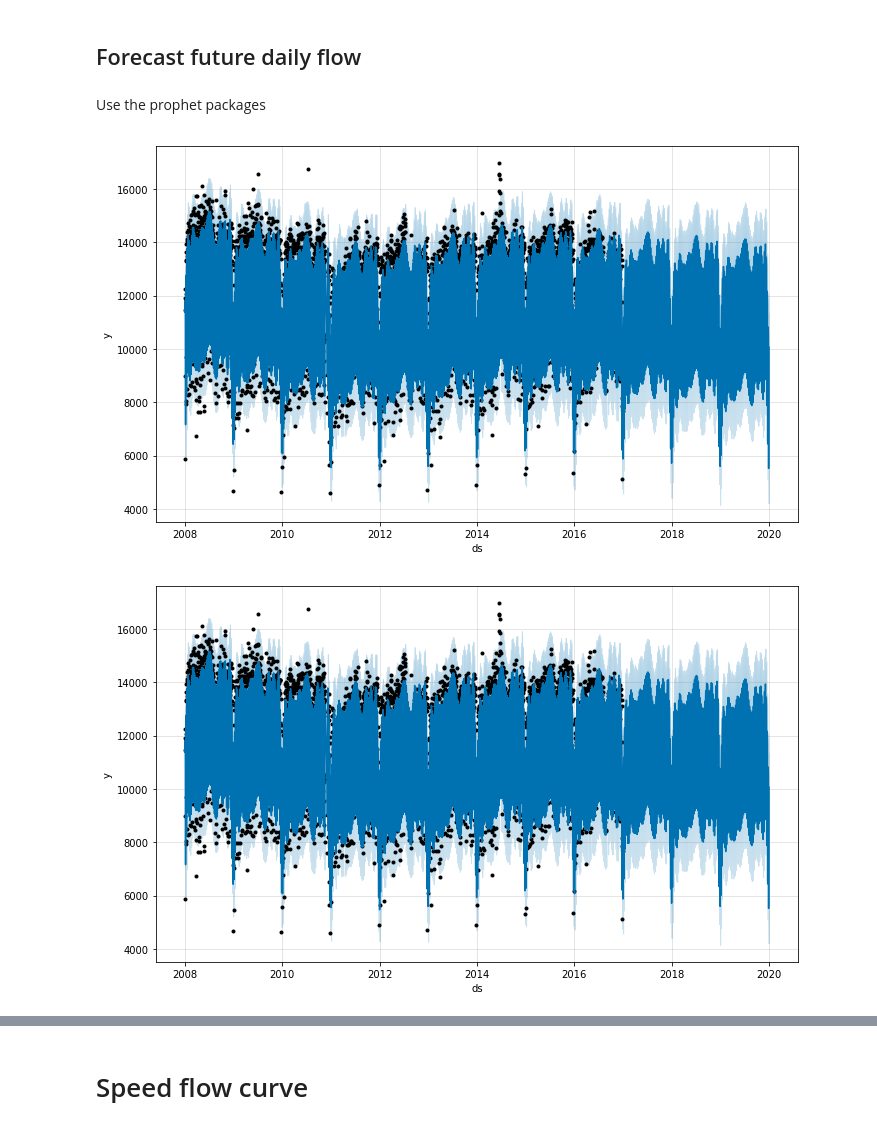
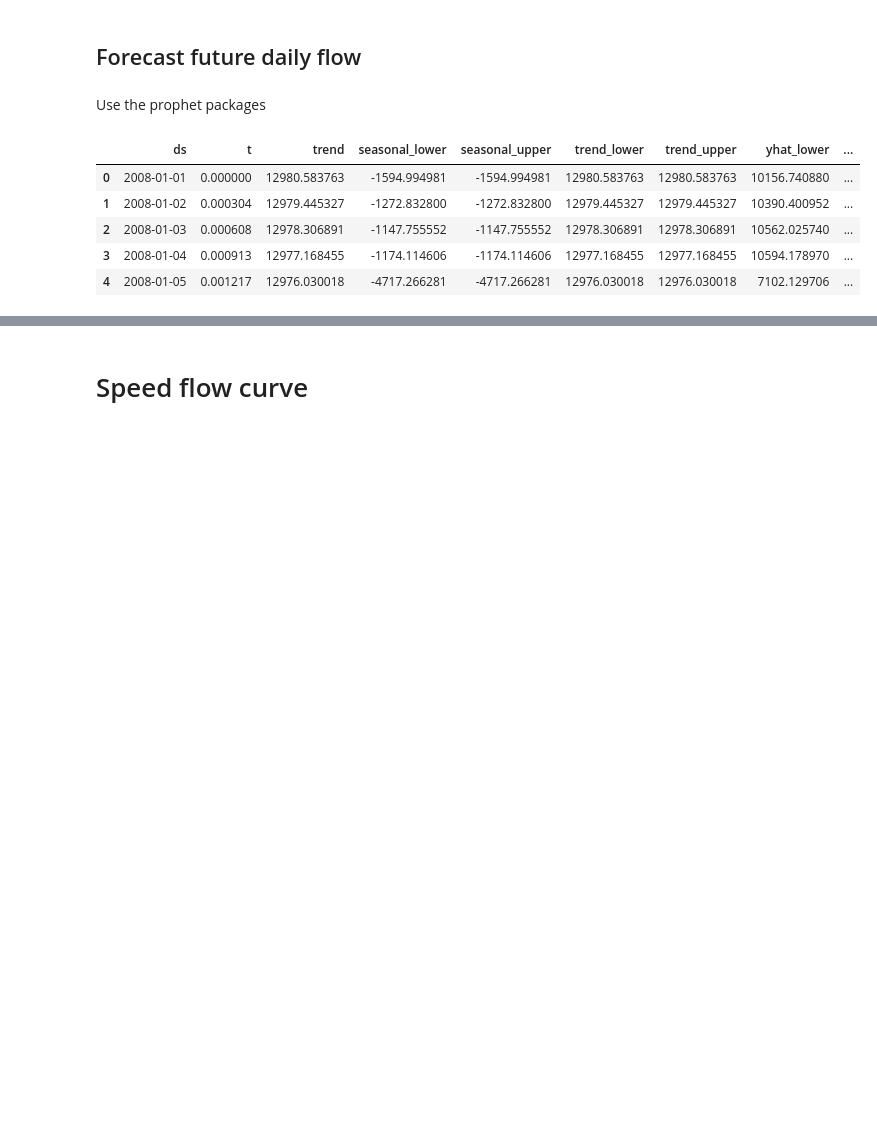
Before and after one commit to christophekey/ds-highwaysEnglandAPI-example, a Jupyter notebook: python-example.ipynb, the cells around one changed output, grey strips where cells are left out. Cells and saved outputs as stored; diff of their text form; code cells hidden in the pictures; blank space fills up the shorter version.

```diff
--- a/python-example.ipynb
+++ b/python-example.ipynb
@@ -170,11 +167,16 @@ Use the prophet packages
 # %%
 data_prophet = daily_flow[daily_flow > 2500].reset_index()
 data_prophet.columns = ['ds', 'y']
 m = Prophet()
 m.fit(data_prophet)
 future = m.make_future_dataframe(periods=365*3)
 forecast = m.predict(future)
-m.plot(forecast)
+#m.plot(forecast)
+forecast.head()
 # %% [output]
-[figure, removed]
-[figure, removed]
+|  | ds | t | trend | seasonal_lower | seasonal_upper | trend_lower | trend_upper | yhat_lower | ... |
+| 0 | 2008-01-01 | 0.000000 | 12980.583763 | -1594.994981 | -1594.994981 | 12980.583763 | 12980.583763 | 10156.740880 | ... |
+| 1 | 2008-01-02 | 0.000304 | 12979.445327 | -1272.832800 | -1272.832800 | 12979.445327 | 12979.445327 | 10390.400952 | ... |
+| 2 | 2008-01-03 | 0.000608 | 12978.306891 | -1147.755552 | -1147.755552 | 12978.306891 | 12978.306891 | 10562.025740 | ... |
+| 3 | 2008-01-04 | 0.000913 | 12977.168455 | -1174.114606 | -1174.114606 | 12977.168455 | 12977.168455 | 10594.178970 | ... |
+| 4 | 2008-01-05 | 0.001217 | 12976.030018 | -4717.266281 | -4717.266281 | 12976.030018 | 12976.030018 | 7102.129706 | ... |
```
Also changed, not shown: parts of 12 cells of this notebook.
